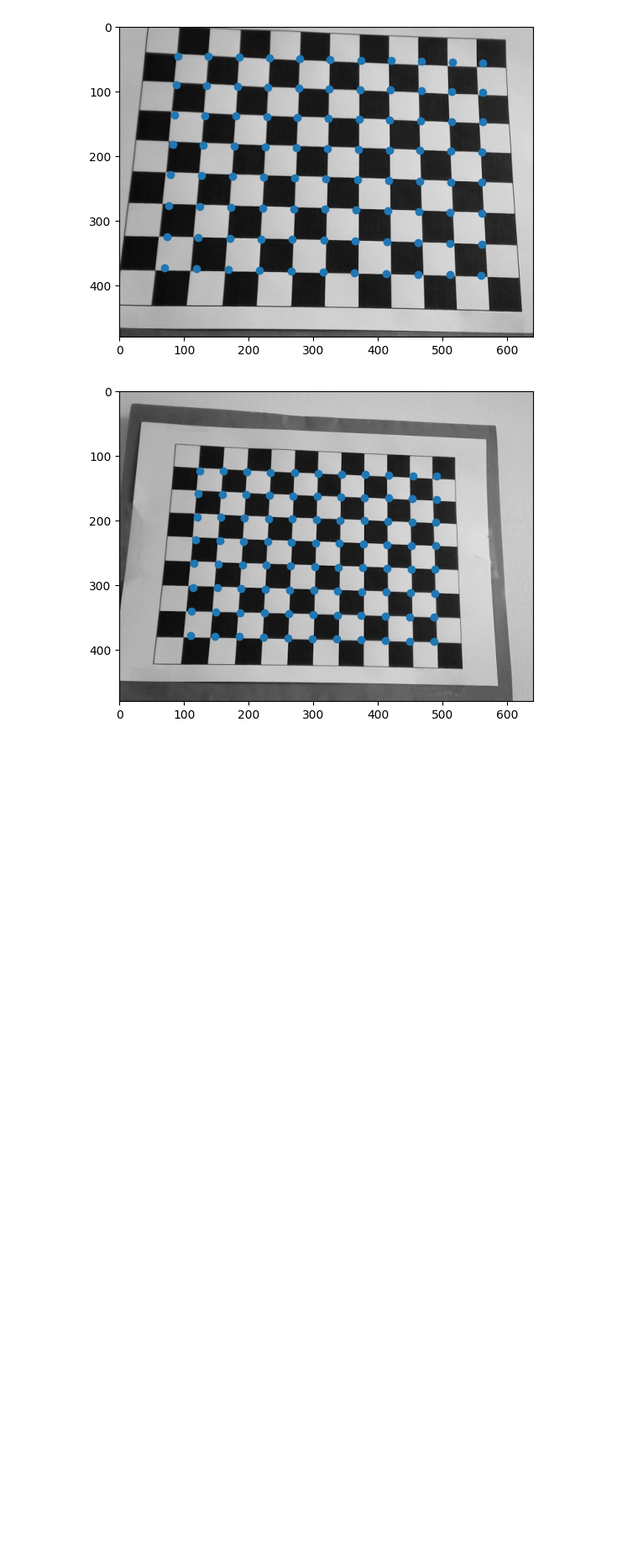
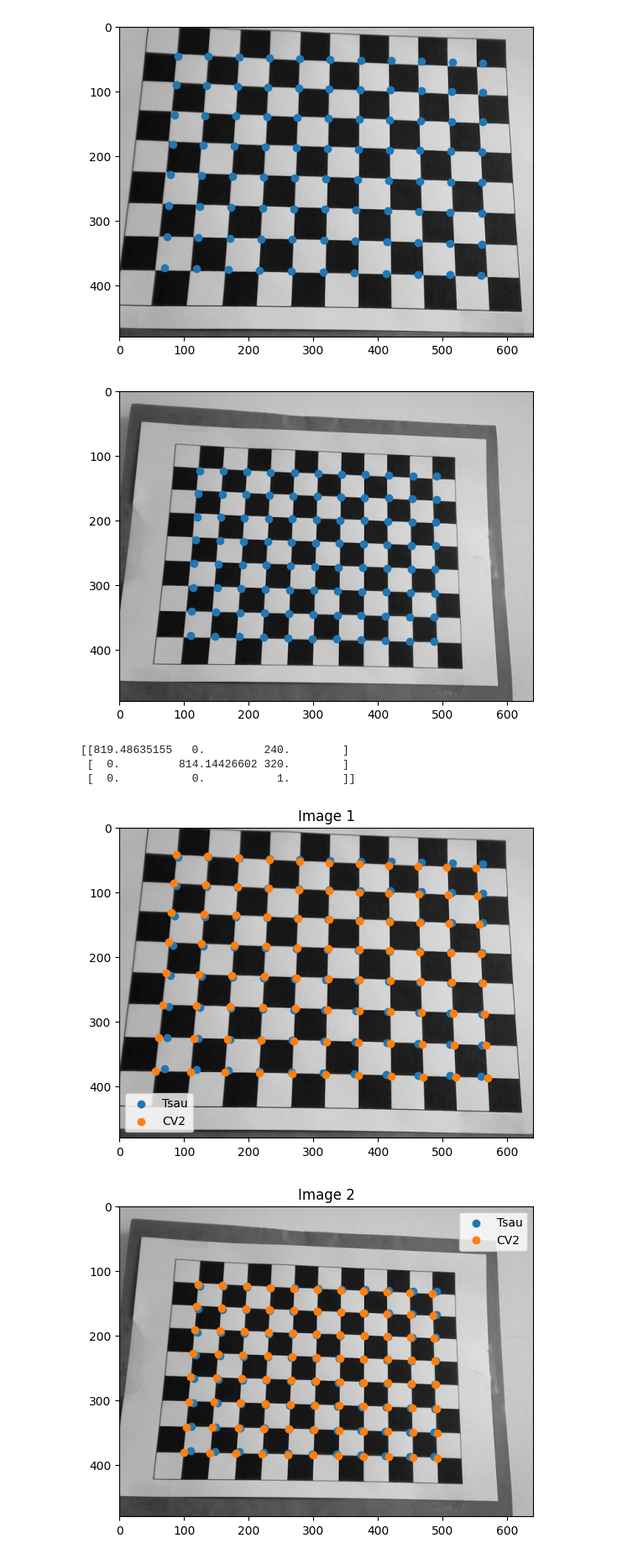
Before and after one commit to Teklaw7/TP_acquisition, a Jupyter notebook: main.ipynb, the cells around one changed output. Shown at 84% size. Drawn from its saved outputs; the diff is of its cells as text; code cells hidden in the pictures; blank space fills up the shorter version.

Commit message:
cv2.calibrateCamera

```diff
--- a/main.ipynb
+++ b/main.ipynb
@@ -61,7 +61,7 @@ x,y=0,0
 for z in [0,100]:
     for y in range(Ny):
         for x in range(Nx):
-            coord_mm.append(np.array([x*-20,y*-20,z]))
+            coord_mm.append(np.array([x*-20,y*-20,z]).astype(np.float32))
 coord_mm = np.array(coord_mm)
 print(coord_mm.shape)
 print(coord_mm)
@@ -324,3 +324,11 @@ plt.show()
 # %% [output]
 [figure]
 [figure]
+# %%
+M_cam = Mint[:3,:3]
+M_cam[2,2] = 1
+print(M_cam)
+# %% [output]
+[[819.48635155   0.         240.        ]
+ [  0.         814.14426602 320.        ]
+ [  0.           0.           1.        ]]
@@ -326,0 +397,19 @@ plt.show()
+# %%
+proj_cam = cv2Calibrate(coord_px,coord_mm,M_cam,image1.shape[1],image1.shape[0])
+plt.figure()
+plt.title('Image 1')
+plt.imshow(image1)
+plt.scatter(aU[:88,0],aU[:88,1])
+plt.scatter(proj_cam[0][:88,:,0],proj_cam[0][:88,:,1])
+plt.legend(['Tsau','CV2'])
+
+plt.figure()
+plt.title('Image 2')
+plt.imshow(image2)
+plt.scatter(aU[88:,0],aU[88:,1])
+plt.scatter(proj_cam[0][88:,:,0],proj_cam[0][88:,:,1])
+plt.legend(['Tsau','CV2'])
+plt.show()
+# %% [output]
+[figure, added]
+[figure, added]
```
Also changed, not shown: parts of 2 cells of this notebook.
